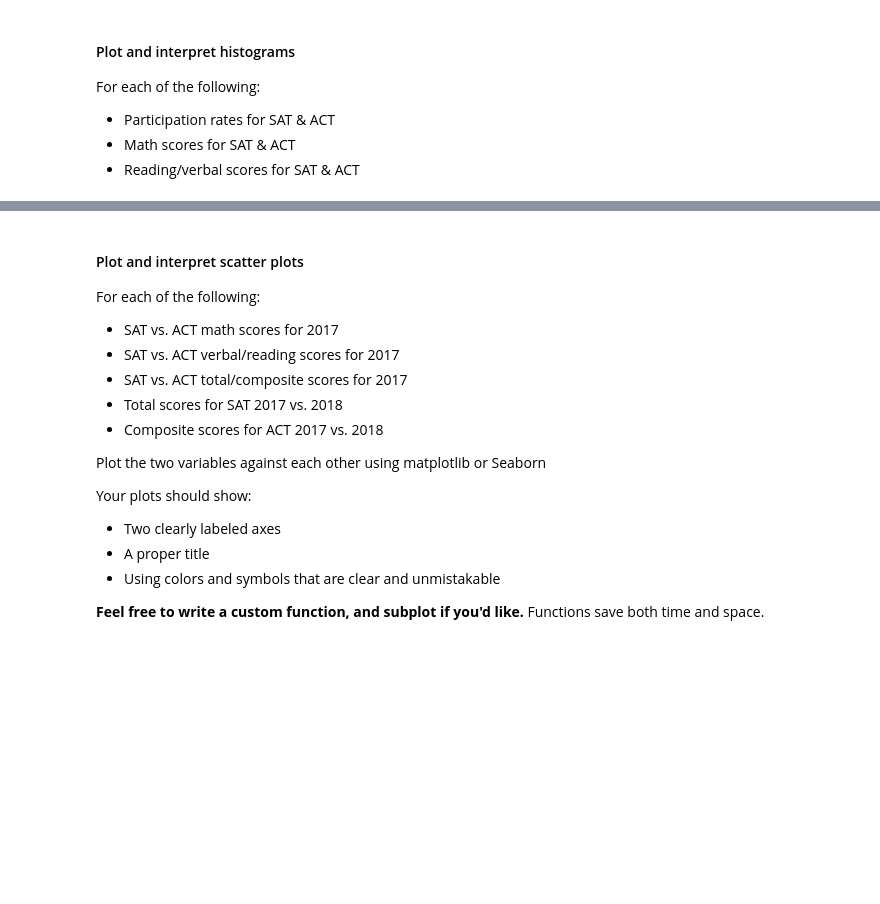
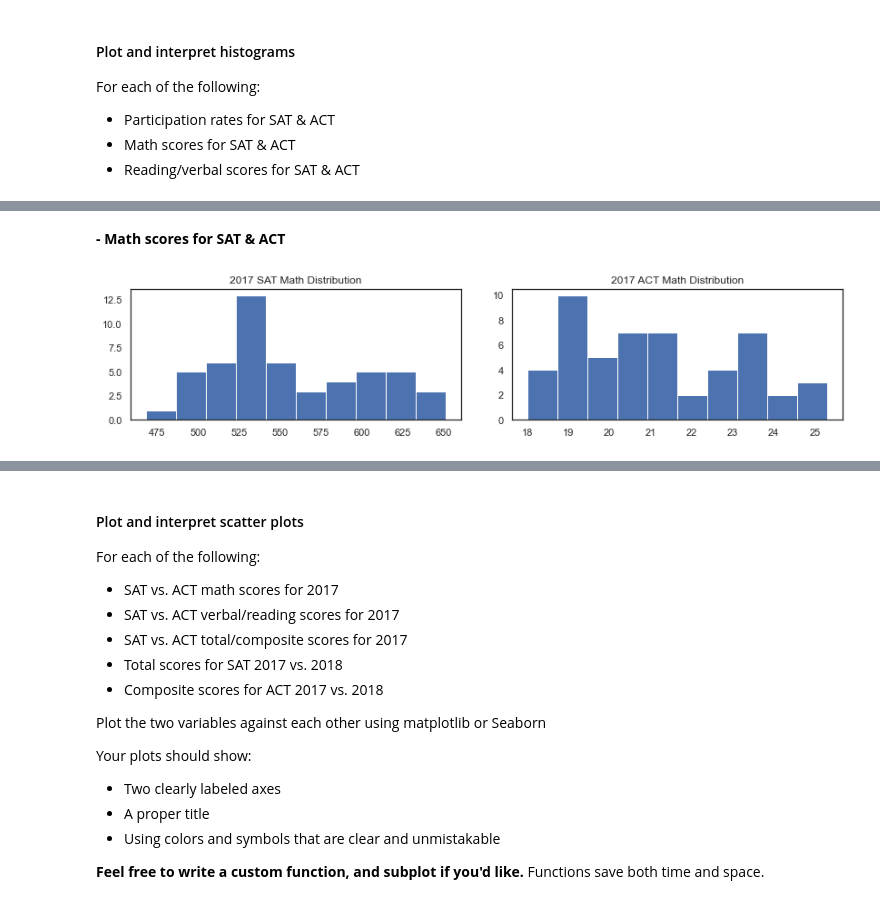
Before and after one commit to amcurley/GA_projects, a Jupyter notebook: Projects/project-1-master/code/Submission-project.ipynb, the cells around one changed output, grey strips where cells are left out. Cells and saved outputs as stored; diff of their text form; code cells hidden in the pictures; blank space fills up the shorter version.

```diff
--- a/Projects/project-1-master/code/Submission-project.ipynb
+++ b/Projects/project-1-master/code/Submission-project.ipynb
@@ -1697,0 +1737,12 @@ plt.xlabel('Data');t.figure(figsize=(12,10))
+# %% [markdown]
+**- Math scores for SAT & ACT**
+# %%
+# Since the two 2017 datasets are the only datasets with both Math values this is the only comparison we can do.
+double_hist(
+    final,
+    ['2017_sat_math','2017_act_math'],
+    ['2017 SAT Math Distribution','2017 ACT Math Distribution'],
+    ['Mean Score','Mean Score'],
+)
+# %% [output]
+[figure, added]
```
Also changed, not shown: parts of 45 cells of this notebook, 3 other files.
